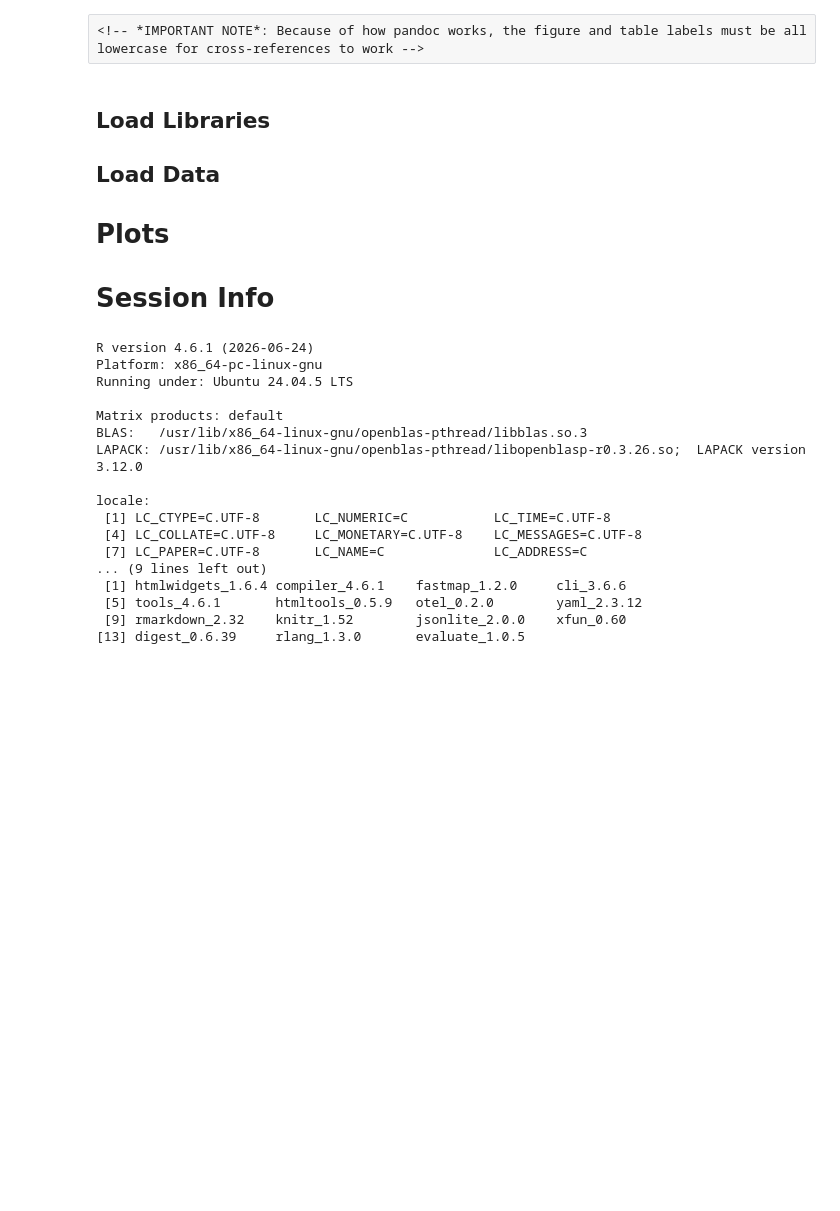
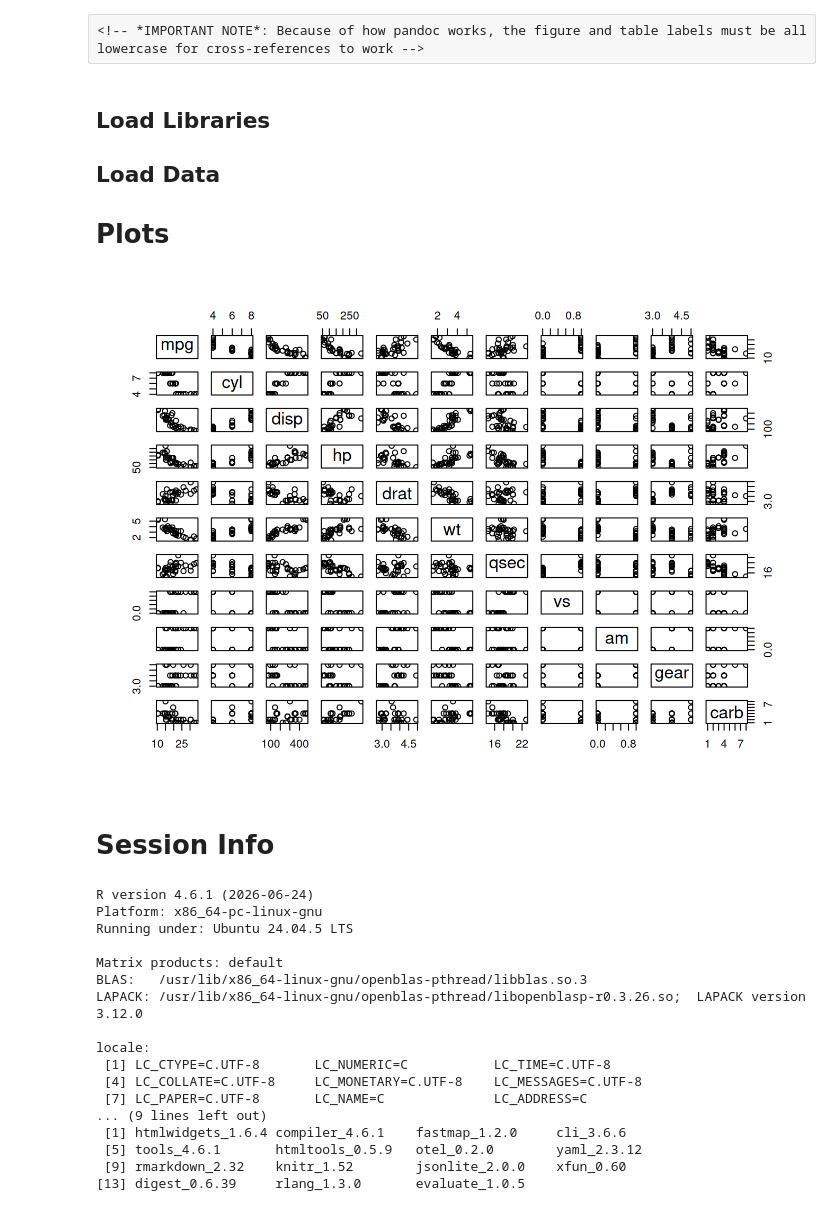
Before and after one commit to isaactpetersen/apaquartoReprex, a Jupyter notebook: notebooks/analyses.out.ipynb, the cells around one changed output. Saved outputs shown, nothing was run; the diff lists cells and outputs as text; code cells hidden in the pictures; blank space fills up the shorter version.

```diff
--- a/notebooks/analyses.out.ipynb
+++ b/notebooks/analyses.out.ipynb
@@ -20,8 +20,16 @@ September 17, 2026
 ## Load Data
 
 # Plots
-
-# Session Info
+# %%
+#| apa-note:
+#|   - "**Panel A**: Insert figure note here."
+#|   - "**Panel B**: Insert figure note here."
+
+plot(mtcars)
+# %% [output]
+[figure, added]
+# %% [markdown]
+# Session Info
 # %%
 sessionInfo()
 # %% [output]
```
Also changed, not shown: 18 other files.
